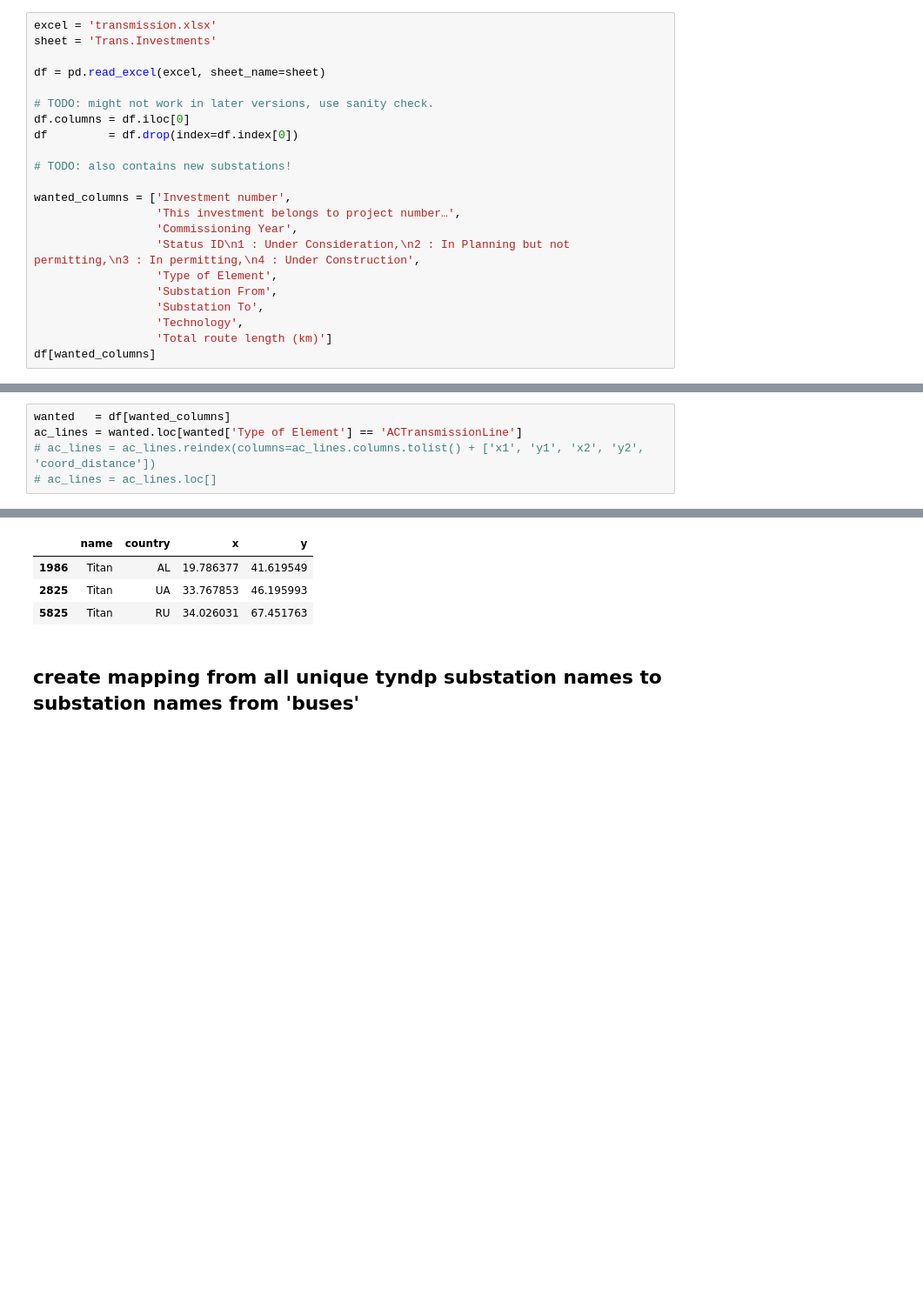
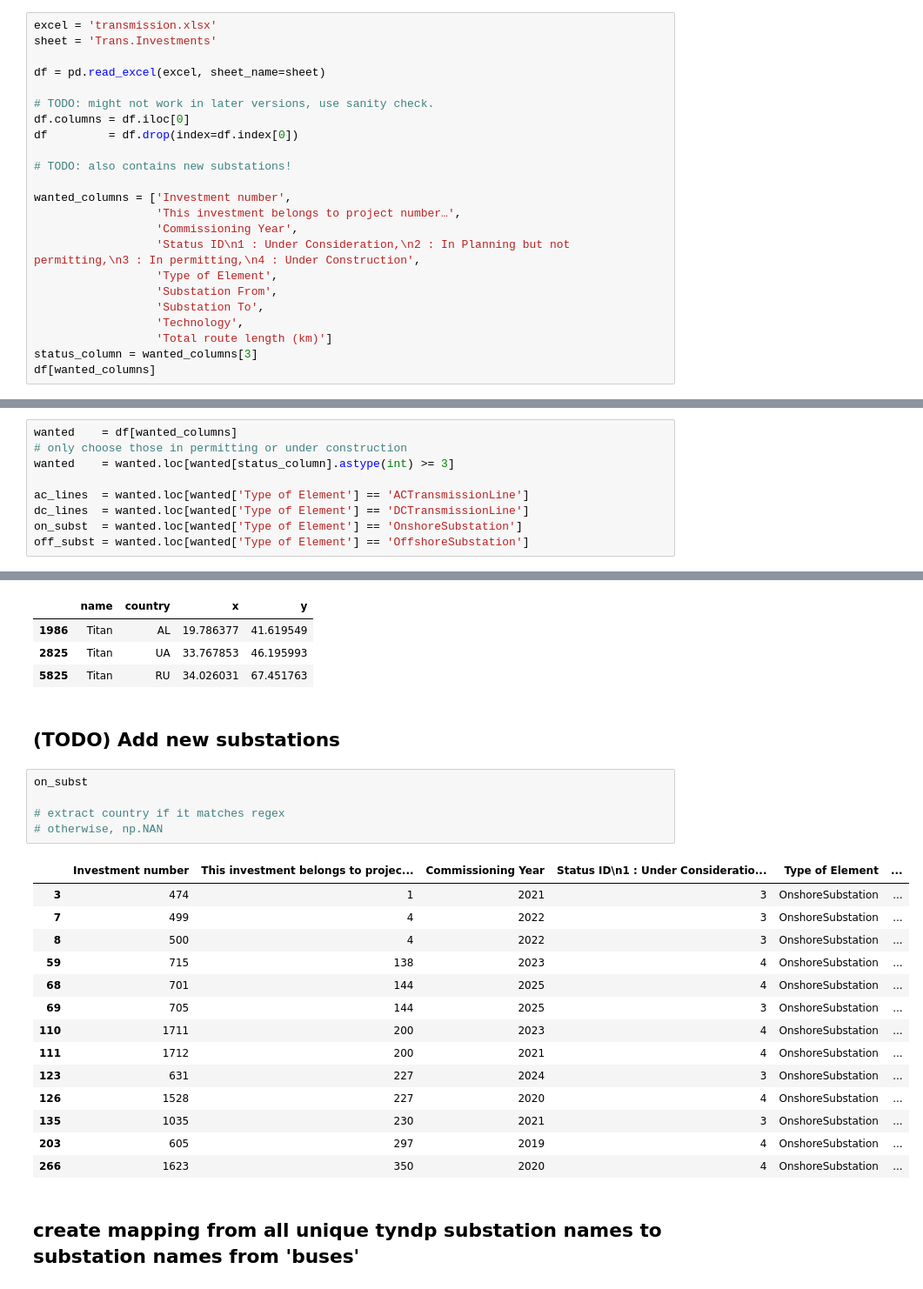
Before and after one commit to grecht/tyndp_to_pypsa, a Jupyter notebook: Experiments.ipynb, the cells around one changed output, grey strips where cells are left out. Shown at 87% size. Drawn from its saved outputs; the diff is of its cells as text; blank space fills up the shorter version.

```diff
--- a/Experiments.ipynb
+++ b/Experiments.ipynb
@@ -28,6 +28,7 @@ wanted_columns = ['Investment number',
                   'Substation To',
                   'Technology',
                   'Total route length (km)']
+status_column = wanted_columns[3]
 df[wanted_columns]
 # %% [output]
 |  | Investment number | This investment belongs to projec... | Commissioning Year | Status ID\n1 : Under Consideratio... | Type of Element | ... |
@@ -44,7 +45,11 @@ df[wanted_columns]
 | 321 | 1750 | 1082 | 2035 | 1 | OffshoreSubstation | ... |
 321 rows × 9 columns
 # %%
-wanted   = df[wanted_columns]
-ac_lines = wanted.loc[wanted['Type of Element'] == 'ACTransmissionLine']
-# ac_lines = ac_lines.reindex(columns=ac_lines.columns.tolist() + ['x1', 'y1', 'x2', 'y2', 'coord_distance'])
-# ac_lines = ac_lines.loc[]
+wanted    = df[wanted_columns]
+# only choose those in permitting or under construction
+wanted    = wanted.loc[wanted[status_column].astype(int) >= 3]
+
+ac_lines  = wanted.loc[wanted['Type of Element'] == 'ACTransmissionLine']
+dc_lines  = wanted.loc[wanted['Type of Element'] == 'DCTransmissionLine']
+on_subst  = wanted.loc[wanted['Type of Element'] == 'OnshoreSubstation']
+off_subst = wanted.loc[wanted['Type of Element'] == 'OffshoreSubstation']
@@ -182,6 +185,28 @@ curated_buses.loc[curated_buses.name == 'Titan']
 | 1986 | Titan | AL | 19.786377 | 41.619549 |
 | 2825 | Titan | UA | 33.767853 | 46.195993 |
 | 5825 | Titan | RU | 34.026031 | 67.451763 |
+# %% [markdown]
+## (TODO) Add new substations
+# %%
+on_subst
+
+# extract country if it matches regex
+# otherwise, np.NAN
+# %% [output]
+|  | Investment number | This investment belongs to projec... | Commissioning Year | Status ID\n1 : Under Consideratio... | Type of Element | ... |
+| 3 | 474 | 1 | 2021 | 3 | OnshoreSubstation | ... |
+| 7 | 499 | 4 | 2022 | 3 | OnshoreSubstation | ... |
+| 8 | 500 | 4 | 2022 | 3 | OnshoreSubstation | ... |
+| 59 | 715 | 138 | 2023 | 4 | OnshoreSubstation | ... |
+| 68 | 701 | 144 | 2025 | 4 | OnshoreSubstation | ... |
+| 69 | 705 | 144 | 2025 | 3 | OnshoreSubstation | ... |
+| 110 | 1711 | 200 | 2023 | 4 | OnshoreSubstation | ... |
+| 111 | 1712 | 200 | 2021 | 4 | OnshoreSubstation | ... |
+| 123 | 631 | 227 | 2024 | 3 | OnshoreSubstation | ... |
+| 126 | 1528 | 227 | 2020 | 4 | OnshoreSubstation | ... |
+| 135 | 1035 | 230 | 2021 | 3 | OnshoreSubstation | ... |
+| 203 | 605 | 297 | 2019 | 4 | OnshoreSubstation | ... |
+| 266 | 1623 | 350 | 2020 | 4 | OnshoreSubstation | ... |
 # %% [markdown]
 ## create mapping from all unique tyndp substation names to substation names from 'buses'
 # %%
```
Also changed, not shown: parts of 3 cells of this notebook.
